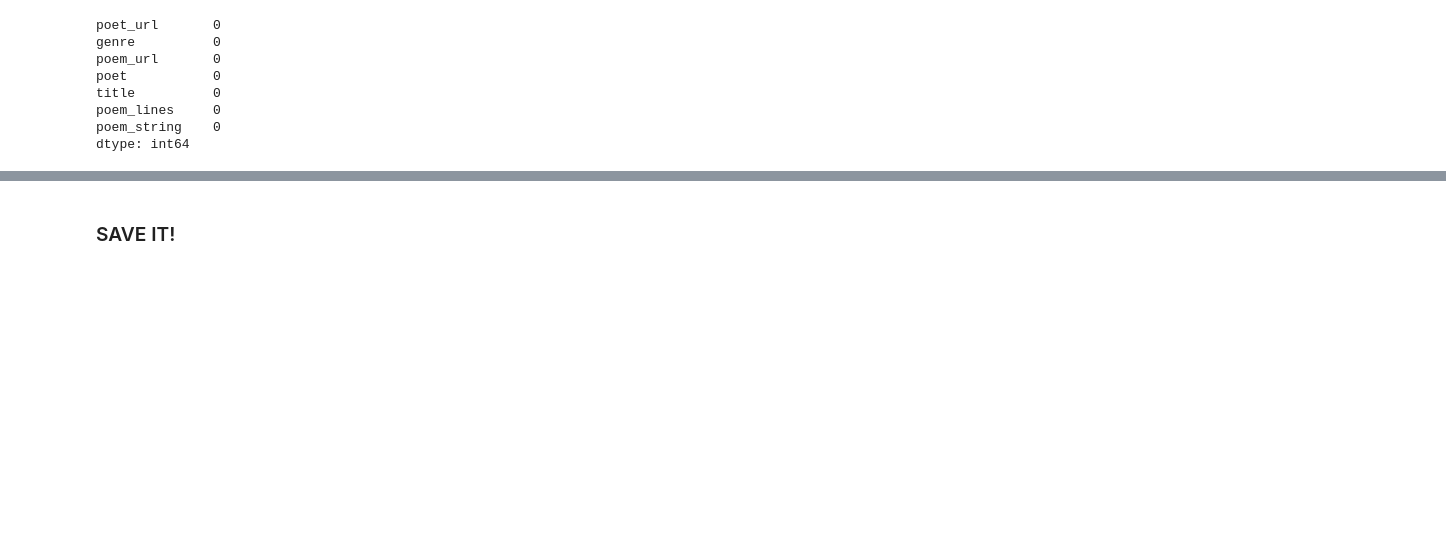
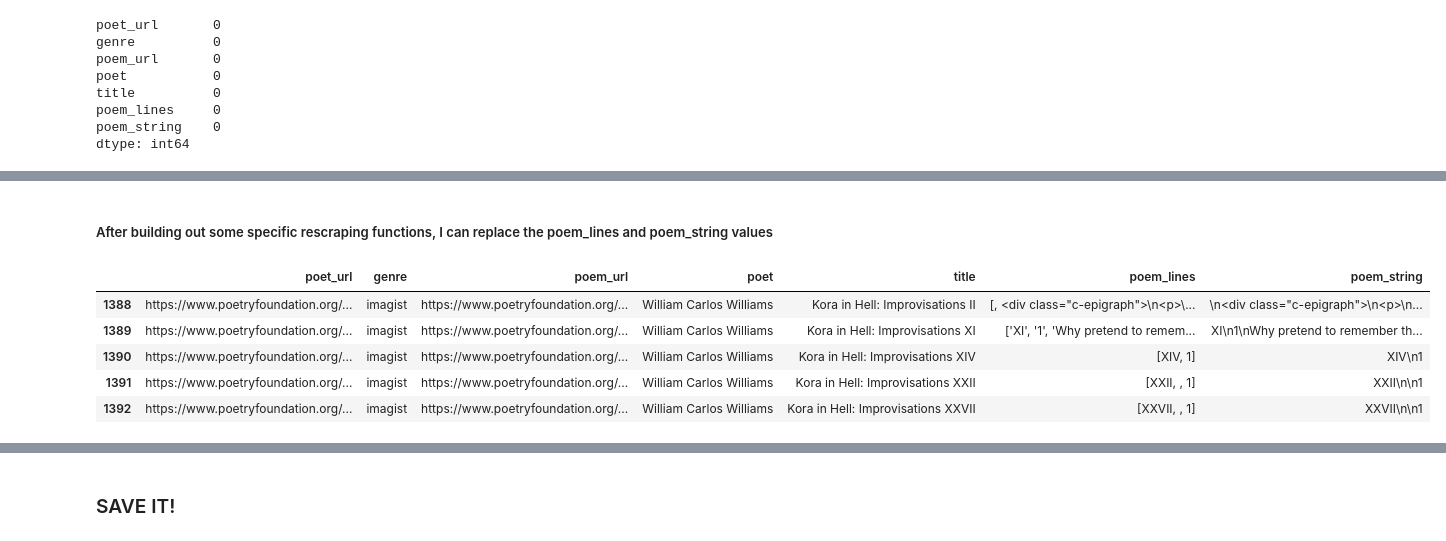
Before and after one commit to p-szymo/poetry_genre_classifier, a Jupyter notebook: webscraping_notebook.ipynb, the cells around one changed output, grey strips where cells are left out. Drawn from its saved outputs; the diff is of its cells as text; code cells hidden in the pictures; blank space fills up the shorter version.

Commit message:
rescraping

```diff
--- a/webscraping_notebook.ipynb
+++ b/webscraping_notebook.ipynb
@@ -507,7 +713,7 @@ lookups
 title_pattern = '.+/([a-z\-]*).*$'
 
 # iterate over the list, attempting to fill in the title with re-stylized url ending
-for i in lookups:
+for i in lookups_title:
     title = re.search(title_pattern, df.loc[i,'poem_url'], re.I).group(1).replace('-', ' ').title()
     try:
         df.loc[i,'title'] = title
@@ -581,0 +824,3 @@ df.shape
+# %%
+df = df[df.genre != 'middle_english']
+df.shape
@@ -581,0 +870,4 @@ df.shape
+# %%
+df_trim = df[df.genre != 'renaissance']
+df_trim = df_trim[df_trim.genre != 'augustan']
+df_trim.shape
@@ -581,0 +922,3 @@ df.shape
+# %%
+# let's reindex
+df_trim.reset_index(drop=True, inplace=True)
@@ -581,0 +948,2 @@ df.shape
+# %% [markdown]
+##### After building out some specific rescraping functions, I can replace the poem_lines and poem_string values
@@ -581,0 +995,9 @@ df.shape
+# %%
+df_trim[df_trim.title.str.contains('Kora')]
+# %% [output]
+|  | poet_url | genre | poem_url | poet | title | poem_lines | poem_string |
+| 1388 | https://www.poetryfoundation.org/... | imagist | https://www.poetryfoundation.org/... | William Carlos Williams | Kora in Hell: Improvisations II | [, <div class="c-epigraph">\n<p>\... | \n<div class="c-epigraph">\n<p>\n... |
+| 1389 | https://www.poetryfoundation.org/... | imagist | https://www.poetryfoundation.org/... | William Carlos Williams | Kora in Hell: Improvisations XI | ['XI', '1', 'Why pretend to remem... | XI\n1\nWhy pretend to remember th... |
+| 1390 | https://www.poetryfoundation.org/... | imagist | https://www.poetryfoundation.org/... | William Carlos Williams | Kora in Hell: Improvisations XI﻿V | [XIV, 1] | XIV\n1 |
+| 1391 | https://www.poetryfoundation.org/... | imagist | https://www.poetryfoundation.org/... | William Carlos Williams | Kora in Hell: Improvisations XXII | [XXII, , 1] | XXII\n\n1 |
+| 1392 | https://www.poetryfoundation.org/... | imagist | https://www.poetryfoundation.org/... | William Carlos Williams | Kora in Hell: Improvisations XXVII | [XXVII, , 1] | XXVII\n\n1 |
```
Also changed, not shown: parts of 57 cells of this notebook, 5 other files.
